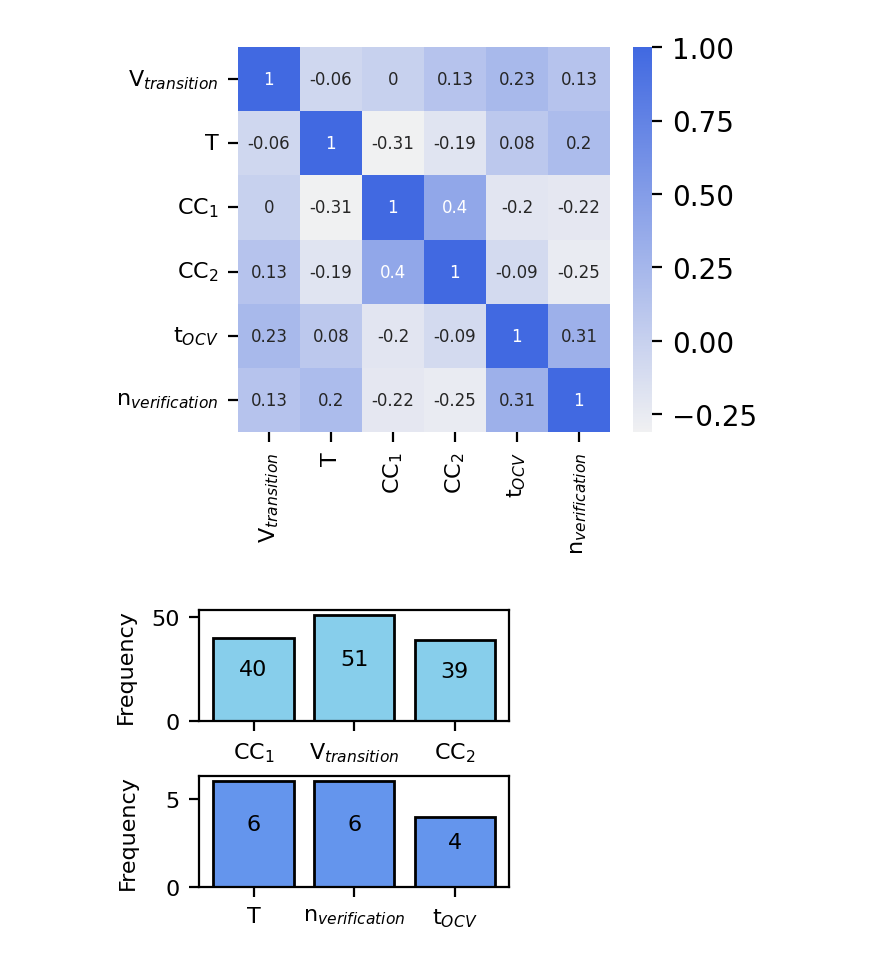
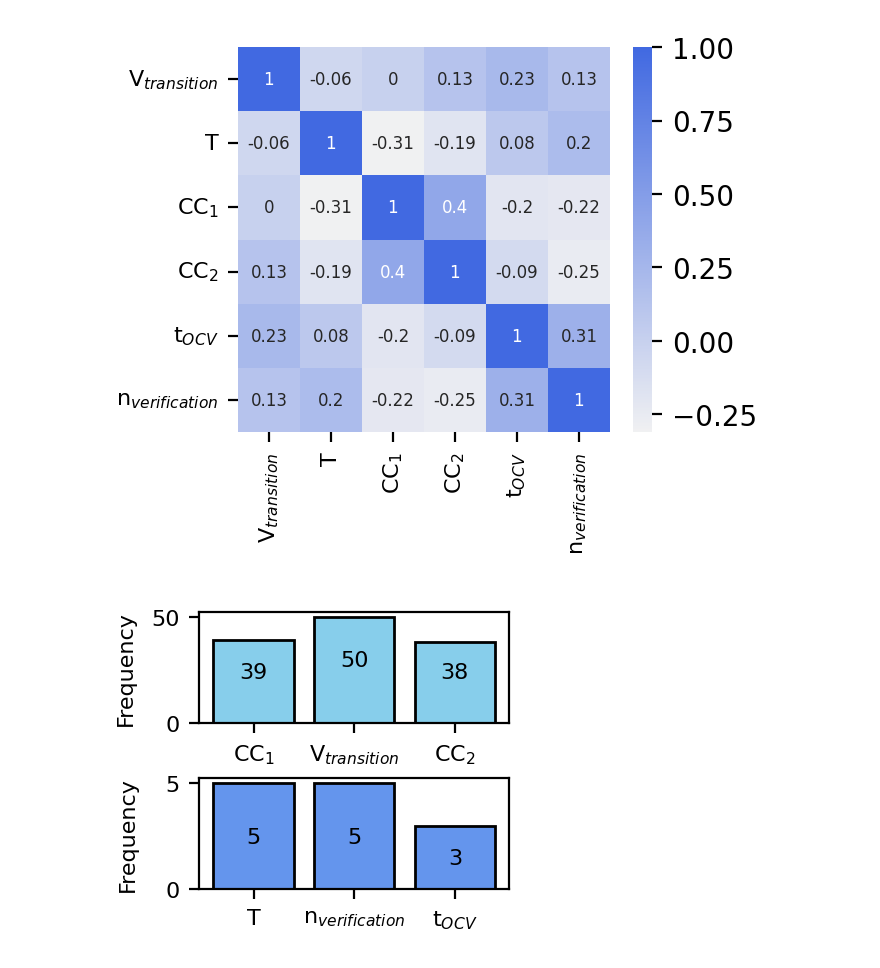
Before and after one commit to cx26/formation-analysis, a Jupyter notebook: notebooks/FP1_fig_1.ipynb, the cells around one changed output. Drawn from its saved outputs; the diff is of its cells as text; code cells hidden in the pictures.

Commit message:
Update the plotting function to account for nan values

```diff
--- a/notebooks/FP1_fig_1.ipynb
+++ b/notebooks/FP1_fig_1.ipynb
@@ -164,38 +164,40 @@ categories = ['formation_charge_current_1', 'formation_cutoff_voltage_1', 'forma
 labels = ['CC$_1$', 'V$_{transition}$', 'CC$_2$']
 values = []
 for cat in categories:
-    values.append(len(df_param[cat].unique()))
+    num = np.count_nonzero(~np.isnan(df_param[cat].unique()))
+    values.append(num)
 
 # Create a bar plot
 num_cols = 1
 num_rows = 2
 fig, axs = plt.subplots(num_rows, num_cols, figsize=(num_cols*2, 1.8), dpi = 200)
 fig.subplots_adjust(hspace = .5, wspace=.4)
 
 bars = axs[0].bar(labels, values, color='skyblue', edgecolor='black')
 for bar in bars:
     yval = bar.get_height()
     axs[0].text(bar.get_x() + bar.get_width()/2.0, yval//2, int(yval), va='bottom', ha='center', fontsize = 8)
 
 labels = ['T', 'n$_{verification}$', 't$_{OCV}$']
 categories = ['formation_temperature', 'formation_verification_repeat', 'ocv_time']
 values = []
 for cat in categories:
-    values.append(len(df_param[cat].unique()))
+    num = np.count_nonzero(~np.isnan(df_param[cat].unique()))
+    values.append(num)
 bars = axs[1].bar(labels, values, color='cornflowerblue', edgecolor='black')
 for bar in bars:
     yval = bar.get_height()
     axs[1].text(bar.get_x() + bar.get_width()/2.0, yval//2, int(yval), va='bottom', ha='center', fontsize = 8)
 
 # Adding labels and title
 axs[1].set_ylabel('Frequency', labelpad=10, fontsize=8)
 axs[0].set_ylabel('Frequency', labelpad=5.5, fontsize=8)
 
 axs[0].tick_params(axis='x', labelsize=8)
 axs[0].tick_params(axis='y', labelsize=8)
 axs[1].tick_params(axis='y', labelsize=8)
 axs[1].tick_params(axis='x', labelsize=8)
 
-plt.savefig('Figs/param_freq.svg', transparent = True, bbox_inches='tight')
+# plt.savefig('Figs/param_freq.svg', transparent = True, bbox_inches='tight')
 # %% [output]
-[figure, old version]
+[figure, new version]
```
